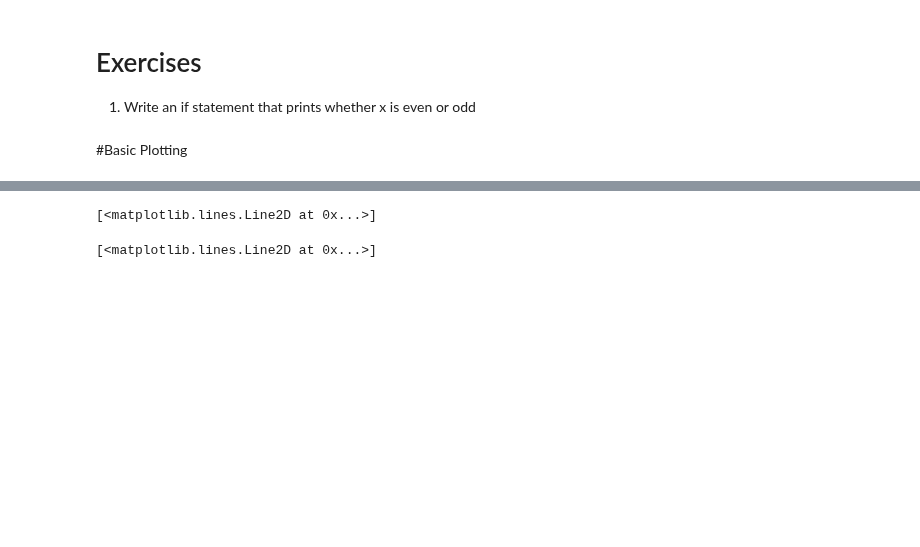
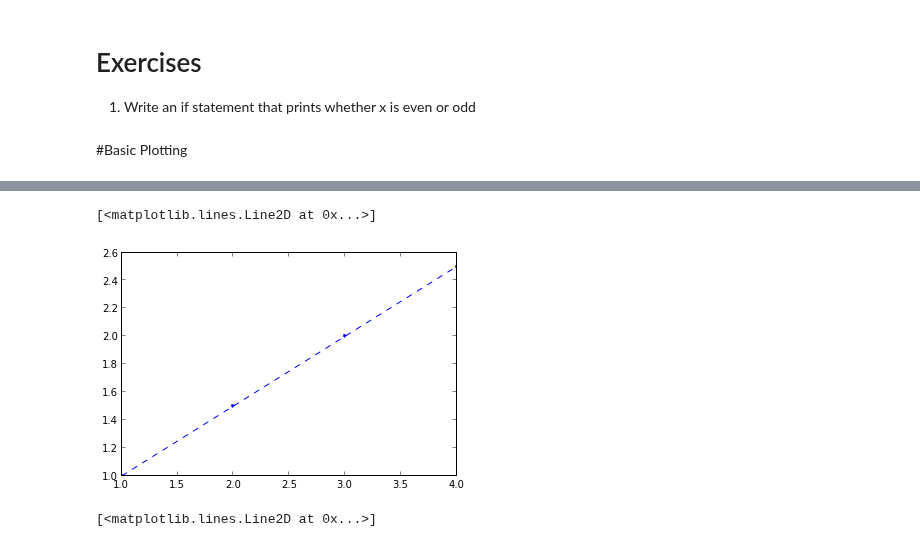
Before and after one commit to swcarpentry/DEPRECATED-boot-camps, a Jupyter notebook: 2-PythonIntro/PresenterNotes.ipynb, the cells around one changed output, grey strips where cells are left out. Saved outputs shown, nothing was run; the diff lists cells and outputs as text; code cells hidden in the pictures; blank space fills up the shorter version.

```diff
--- a/2-PythonIntro/PresenterNotes.ipynb
+++ b/2-PythonIntro/PresenterNotes.ipynb
@@ -287,5 +294,6 @@ pylab.plot(x, y, '--')
 # %%
-pylab.plot(x, y, '.--')
+plt.plot(x, y, '.--')
 # %% [output]
 [<matplotlib.lines.Line2D at 0x...>]
+[figure, added]
 # %%
```
Also changed, not shown: parts of 8 cells of this notebook, 1 other file.
